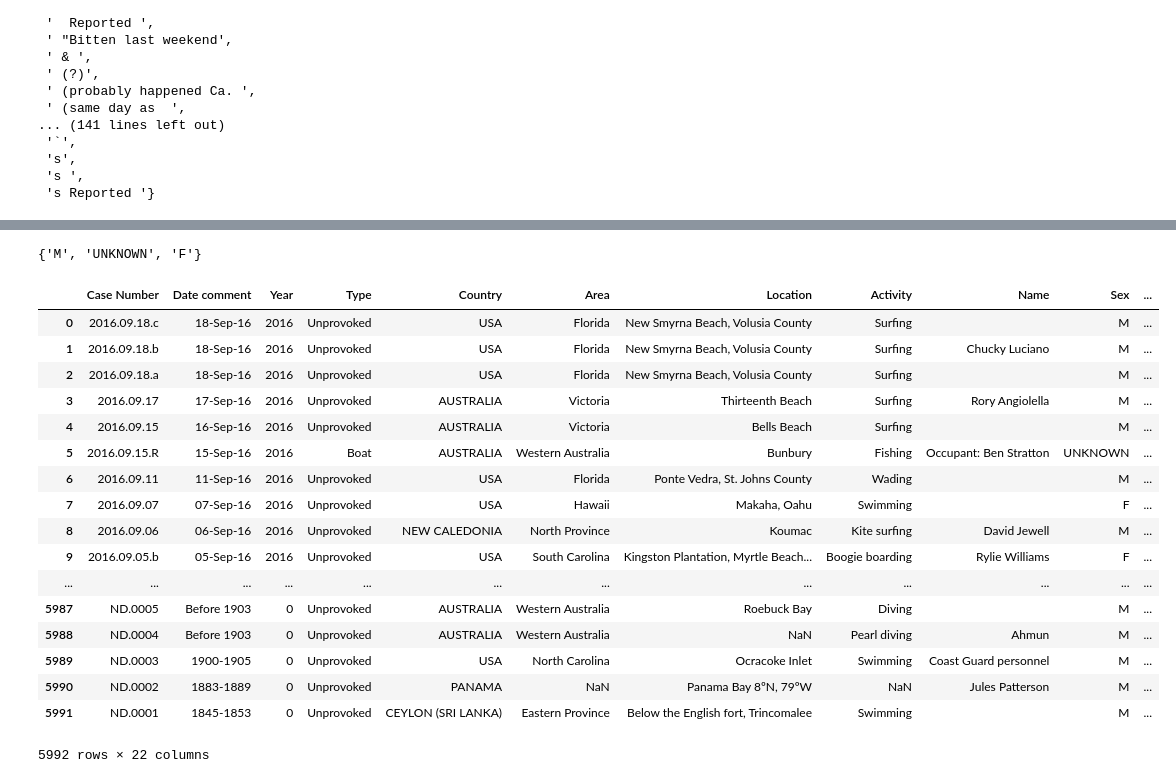
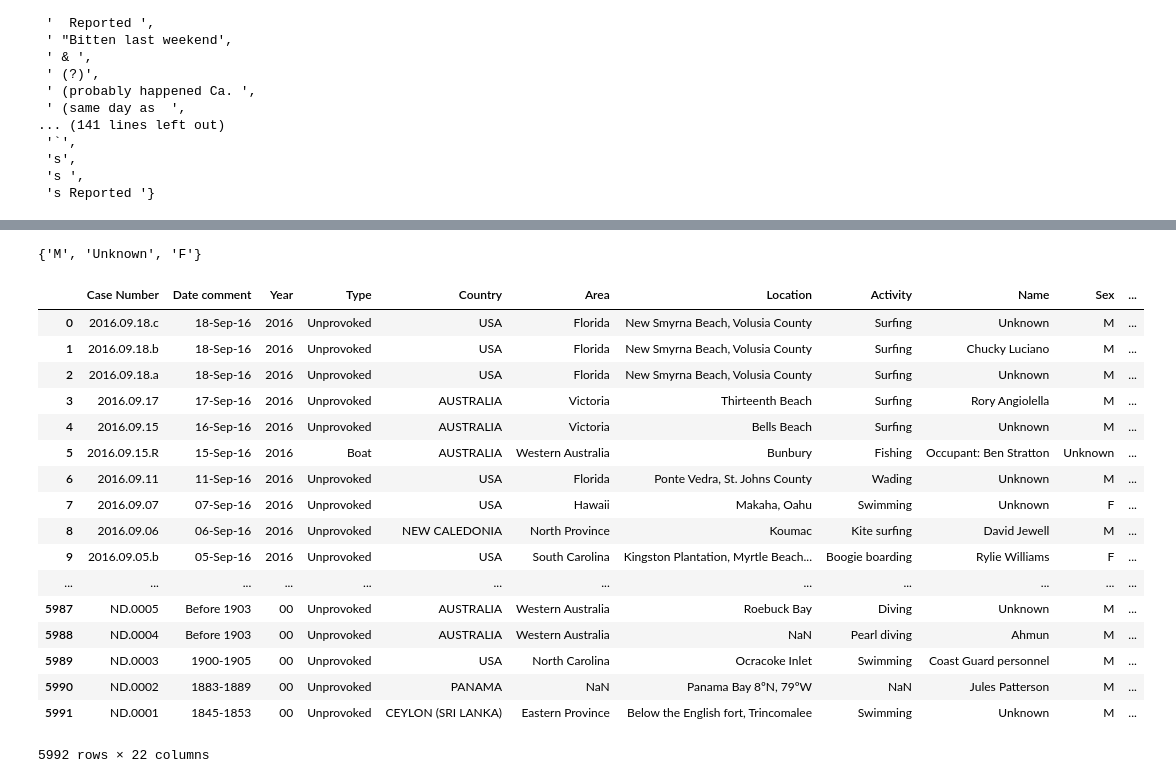
Before and after one commit to alinedebenath/ironhack-datalabs-dataparis0619-pt, a Jupyter notebook: module-1/pandas-project/your-code/data-wrangling.ipynb, the cells around one changed output, grey strips where cells are left out. Saved outputs shown, nothing was run; the diff lists cells and outputs as text; code cells hidden in the pictures.

```diff
--- a/module-1/pandas-project/your-code/data-wrangling.ipynb
+++ b/module-1/pandas-project/your-code/data-wrangling.ipynb
@@ -189,9 +210,10 @@ try:
     data['Day']=[d[8:10] for d in data['Case Number']]
 except:
     data['Day']='00'
+data.loc[data['Year1'].str.contains('ND'),'Year']='00'
+data.loc[data['Year1'].str.contains('ND'),'Day']='00'
+data.loc[data['Year1'].str.contains('ND'),'Month']='00'
 
-data.loc[data['Year1'].str.contains('ND'),'Day']=' '
-data.loc[data['Year1'].str.contains('ND'),'Month']=' '
 data
 # %% [output]
 |  | Case Number | Date comment | Year | Type | Country | Area | Location | Activity | Name | Sex | ... |
@@ -220,10 +242,10 @@ print(set(data['Fatal (Y/N)']))
 # %%
 data['Fatal (Y/N)'] = data['Fatal (Y/N)'].str.strip()
-data['Fatal (Y/N)'] = data['Fatal (Y/N)'].fillna('UNKNOWN')
+data['Fatal (Y/N)'] = data['Fatal (Y/N)'].fillna('U')
 data['Fatal (Y/N)'] = data['Fatal (Y/N)'].str.replace('n', 'N')
-data['Fatal (Y/N)'] = data['Fatal (Y/N)'].str.replace('#VALUE!', 'UNKNOWN')
+data['Fatal (Y/N)'] = data['Fatal (Y/N)'].str.replace('#VALUE!', 'U')
 data['Fatal (Y/N)'] = data['Fatal (Y/N)'].str.replace('F', 'Y')
 # As the value UNKNOWN is pertinent, I chose to keep it
-data.rename(columns={'Fatal (Y/N)': 'Fatal (Y/N/UNKNOWN)'}, inplace=True)
-print(set(data['Fatal (Y/N/UNKNOWN)']))
+data.rename(columns={'Fatal (Y/N)': 'Fatal (Y/N/U)'}, inplace=True)
+print(set(data['Fatal (Y/N/U)']))
 # %% [output]
@@ -230,0 +253,5 @@ print(set(data['Fatal (Y/N/UNKNOWN)']))
+# %%
+# Creating a column "Number of victims" based on column name
+data['Number of victims']=data['Name']
+data['Number of victims'].fillna('Unknown', inplace=True)
+data
@@ -324,40 +421,46 @@ print(set(data['Sex']))
 # Cleaning the data to keep M/F/UNKNWON
 data['Sex'] = data['Sex'].str.replace('N', 'M')
 data['Sex'] = data['Sex'].str.strip()
-data['Sex'] = data['Sex'].fillna('UNKNOWN')
-data['Sex'] = data['Sex'].str.replace('lli', 'UNKNOWN')
-data['Sex'] = data['Sex'].str.replace('.', 'UNKNOWN')
+data['Sex'] = data['Sex'].fillna('Unknown')
+data['Sex'] = data['Sex'].str.replace('lli', 'Unknown')
+data['Sex'] = data['Sex'].str.replace('.', 'Unknown')
 print(set(data['Sex']))
 # %% [output]
-{'M', 'UNKNOWN', 'F'}
+{'M', 'Unknown', 'F'}
 # %%
 # Deleting the values male and female in Name
-data['Name'].fillna(0, inplace=True)
-data.loc[data['Name'].str.contains('male',na=False),'Name']=''
-data.loc[data['Name'].str.contains('boy',na=False),'Name']=''
-#data['Name']=data['Name'].str.replace('male','')
-#data['Name']=data['Name'].str.replace('Male','')
-#data['Name']=data['Name'].str.replace('Female','')
-#data['Name']=data['Name'].str.replace('female','')
+data['Name'].fillna('Unknown', inplace=True)
+data.loc[data['Name'].str.contains('male',na=False),'Name']='Unknown'
+data.loc[data['Name'].str.contains('boy',na=False),'Name']='Unknown'
+data.loc[data['Name'].str.contains('female',na=False),'Name']='Unknown'
+data['Name']=data['Name'].str.replace('Anonymous','Unknown')
+data['Name']=data['Name'].str.replace('Male','Unknown')
+data['Name']=data['Name'].str.replace('fisherman','Unknown')
+data['Name']=data['Name'].str.replace('Female','Unknown')
+data['Name']=data['Name'].str.replace('crewman','Unknown')
+data['Name']=data['Name'].str.replace('a young Scotsman','Unknown')
+data['Name']=data['Name'].str.replace('a native ','')
+data['Name'] = data['Name'].replace('\s+', ' ', regex=True)
+#set(data['Name'])
 data
 # %% [output]
 |  | Case Number | Date comment | Year | Type | Country | Area | Location | Activity | Name | Sex | ... |
-| 0 | 2016.09.18.c | 18-Sep-16 | 2016 | Unprovoked | USA | Florida | New Smyrna Beach, Volusia County | Surfing |  | M | ... |
+| 0 | 2016.09.18.c | 18-Sep-16 | 2016 | Unprovoked | USA | Florida | New Smyrna Beach, Volusia County | Surfing | Unknown | M | ... |
 | 1 | 2016.09.18.b | 18-Sep-16 | 2016 | Unprovoked | USA | Florida | New Smyrna Beach, Volusia County | Surfing | Chucky Luciano | M | ... |
-| 2 | 2016.09.18.a | 18-Sep-16 | 2016 | Unprovoked | USA | Florida | New Smyrna Beach, Volusia County | Surfing |  | M | ... |
+| 2 | 2016.09.18.a | 18-Sep-16 | 2016 | Unprovoked | USA | Florida | New Smyrna Beach, Volusia County | Surfing | Unknown | M | ... |
 | 3 | 2016.09.17 | 17-Sep-16 | 2016 | Unprovoked | AUSTRALIA | Victoria | Thirteenth Beach | Surfing | Rory Angiolella | M | ... |
-| 4 | 2016.09.15 | 16-Sep-16 | 2016 | Unprovoked | AUSTRALIA | Victoria | Bells Beach | Surfing |  | M | ... |
-| 5 | 2016.09.15.R | 15-Sep-16 | 2016 | Boat | AUSTRALIA | Western Australia | Bunbury | Fishing | Occupant: Ben Stratton | UNKNOWN | ... |
-| 6 | 2016.09.11 | 11-Sep-16 | 2016 | Unprovoked | USA | Florida | Ponte Vedra, St. Johns County | Wading |  | M | ... |
-| 7 | 2016.09.07 | 07-Sep-16 | 2016 | Unprovoked | USA | Hawaii | Makaha, Oahu | Swimming |  | F | ... |
+| 4 | 2016.09.15 | 16-Sep-16 | 2016 | Unprovoked | AUSTRALIA | Victoria | Bells Beach | Surfing | Unknown | M | ... |
+| 5 | 2016.09.15.R | 15-Sep-16 | 2016 | Boat | AUSTRALIA | Western Australia | Bunbury | Fishing | Occupant: Ben Stratton | Unknown | ... |
+| 6 | 2016.09.11 | 11-Sep-16 | 2016 | Unprovoked | USA | Florida | Ponte Vedra, St. Johns County | Wading | Unknown | M | ... |
+| 7 | 2016.09.07 | 07-Sep-16 | 2016 | Unprovoked | USA | Hawaii | Makaha, Oahu | Swimming | Unknown | F | ... |
 | 8 | 2016.09.06 | 06-Sep-16 | 2016 | Unprovoked | NEW CALEDONIA | North Province | Koumac | Kite surfing | David Jewell | M | ... |
 | 9 | 2016.09.05.b | 05-Sep-16 | 2016 | Unprovoked | USA | South Carolina | Kingston Plantation, Myrtle Beach... | Boogie boarding | Rylie Williams | F | ... |
 | ... | ... | ... | ... | ... | ... | ... | ... | ... | ... | ... | ... |
-| 5987 | ND.0005 | Before 1903 | 0 | Unprovoked | AUSTRALIA | Western Australia | Roebuck Bay | Diving |  | M | ... |
-| 5988 | ND.0004 | Before 1903 | 0 | Unprovoked | AUSTRALIA | Western Australia | NaN | Pearl diving | Ahmun | M | ... |
-| 5989 | ND.0003 | 1900-1905 | 0 | Unprovoked | USA | North Carolina | Ocracoke Inlet | Swimming | Coast Guard personnel | M | ... |
-| 5990 | ND.0002 | 1883-1889 | 0 | Unprovoked | PANAMA | NaN | Panama Bay 8ºN, 79ºW | NaN | Jules Patterson | M | ... |
-| 5991 | ND.0001 | 1845-1853 | 0 | Unprovoked | CEYLON (SRI LANKA) | Eastern Province | Below the English fort, Trincomalee | Swimming |  | M | ... |
+| 5987 | ND.0005 | Before 1903 | 00 | Unprovoked | AUSTRALIA | Western Australia | Roebuck Bay | Diving | Unknown | M | ... |
+| 5988 | ND.0004 | Before 1903 | 00 | Unprovoked | AUSTRALIA | Western Australia | NaN | Pearl diving | Ahmun | M | ... |
+| 5989 | ND.0003 | 1900-1905 | 00 | Unprovoked | USA | North Carolina | Ocracoke Inlet | Swimming | Coast Guard personnel | M | ... |
+| 5990 | ND.0002 | 1883-1889 | 00 | Unprovoked | PANAMA | NaN | Panama Bay 8ºN, 79ºW | NaN | Jules Patterson | M | ... |
+| 5991 | ND.0001 | 1845-1853 | 00 | Unprovoked | CEYLON (SRI LANKA) | Eastern Province | Below the English fort, Trincomalee | Swimming | Unknown | M | ... |
 5992 rows × 22 columns
 # %%
 # Checking values in column Type
```
Also changed, not shown: parts of 21 cells of this notebook, 2 other files.
